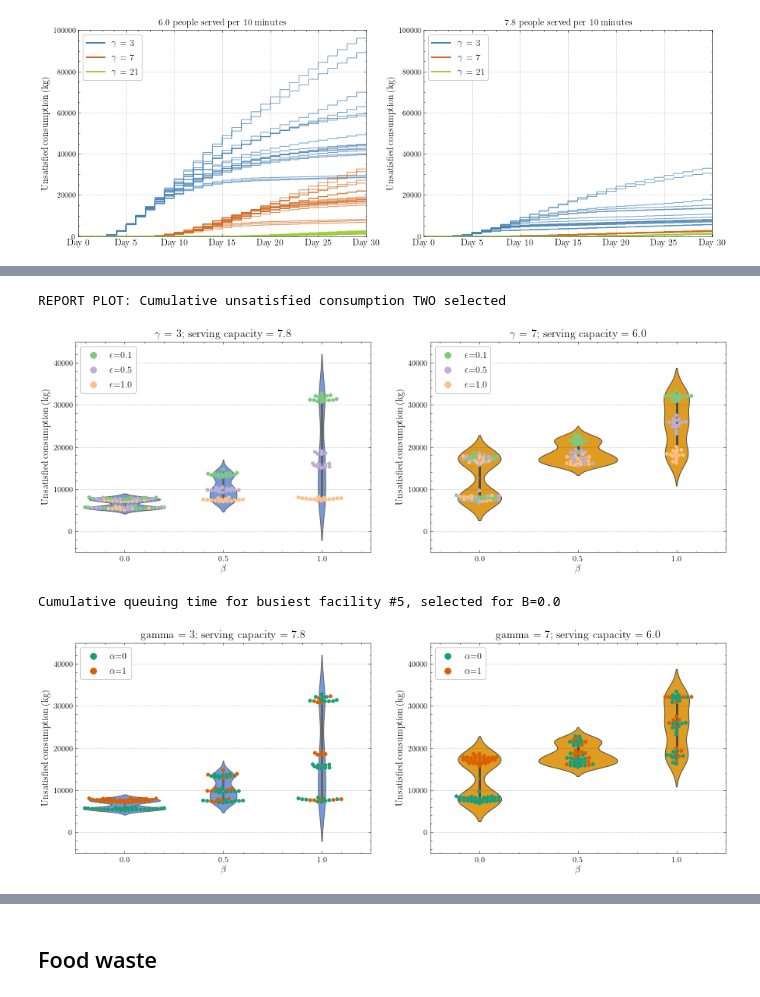
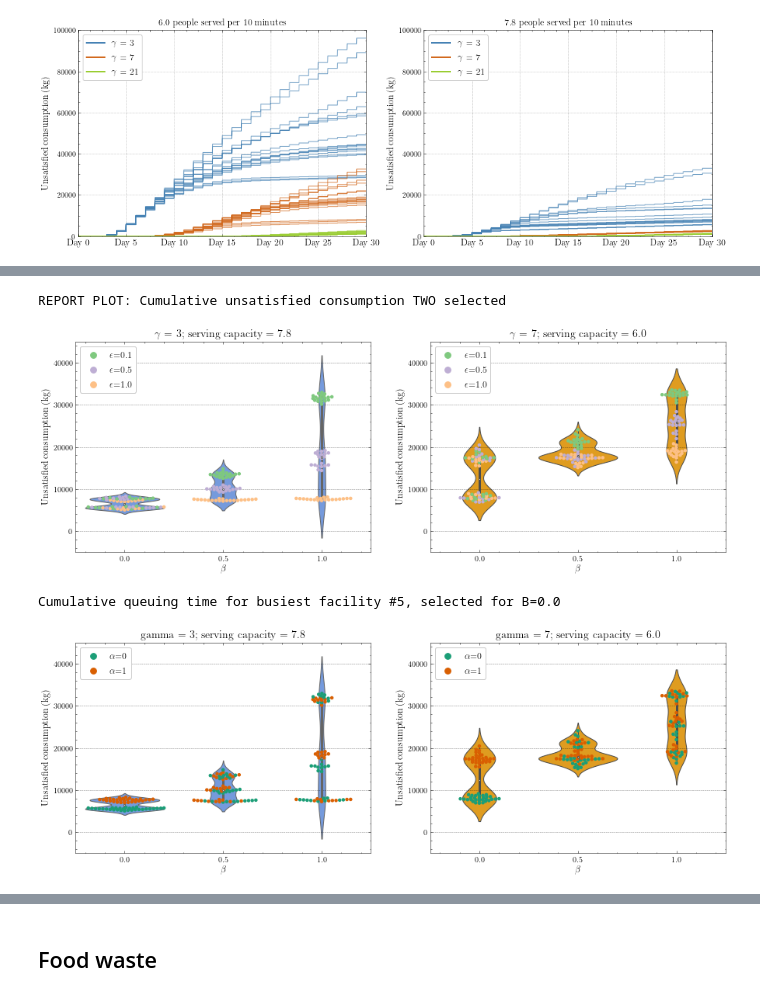
Before and after one commit to daanieo/FATM_ABM, a Jupyter notebook: results/sampling_base/Interpretation_sampling_base.ipynb, the cells around one changed output, grey strips where cells are left out. Saved outputs shown, nothing was run; the diff lists cells and outputs as text; code cells hidden in the pictures.

```diff
--- a/results/sampling_base/Interpretation_sampling_base.ipynb
+++ b/results/sampling_base/Interpretation_sampling_base.ipynb
@@ -89,19 +104,11 @@ fig, ax = plt.subplots(2,2,figsize=(15,10))
 
 uc_endvals_dict = {}
 uc_endvals_dict["unsatisfied consumption"] = list()
-# filtered_input_vars = input_vars[input_vars.gamma==7].reset_index()#.iloc[ d[0] ].reset_index()
+
 for j in input_vars_batch.index:
     uc_endvals_dict["unsatisfied consumption"].append(data_batch.o1[data_batch.o0==j].iloc[-1])
 uc_endvals_df = pd.DataFrame(uc_endvals_dict)
 input_vars_batch_filtered = pd.concat([input_vars_batch,uc_endvals_df],axis=1)
-
-my_palette = {}
-my_palette['dark'] = ['midnightblue', 'chocolate', 'darkolivegreen']
-my_palette['light'] = ['cornflowerblue','orange','yellowgreen']
-my_palette['reds'] = []
-
-gammas = [3,7]
-scs = [6.0,7.8]
 
 for s in range(len(scs)):
 
@@ -110,7 +117,7 @@ for s in range(len(scs)):
     for g in range(len(gammas)):
 
         tmp2 = tmp1[tmp1.gamma==gammas[g]]
-        sns.swarmplot(ax=ax[g,s] ,x="beta", y="unsatisfied consumption", data=tmp2,hue='epsilon',palette='Accent')#palette=my_palette['dark'])
+        sns.swarmplot(ax=ax[g,s] ,x="beta", y="unsatisfied consumption", data=tmp2,hue='epsilon',palette='Accent',size=4.5)#palette=my_palette['dark'])
         sns.violinplot(ax=ax[g,s], x="beta", y="unsatisfied consumption", data=tmp2,color=my_palette['light'][g])
 
         ax[g,s].set_title("gamma = %s; serving capacity = %s"%(gammas[g],scs[s]),fontsize=14)
@@ -133,7 +140,7 @@ for s in range(len(scs)):
     for g in range(len(gammas)):
 
         tmp2 = tmp1[tmp1.gamma==gammas[g]]
-        sns.swarmplot(ax=ax[g,s] ,x="beta", y="unsatisfied consumption", data=tmp2,hue='alpha',palette='Dark2')#palette=my_palette['dark'])
+        sns.swarmplot(ax=ax[g,s] ,x="beta", y="unsatisfied consumption", data=tmp2,hue='alpha',palette='Dark2',size=4.5)#palette=my_palette['dark'])
         sns.violinplot(ax=ax[g,s], x="beta", y="unsatisfied consumption", data=tmp2,color=my_palette['light'][g])
 
         ax[g,s].set_title('gamma = %s, serving capacity = %s'%(gammas[g],scs[s]),fontsize=12)
@@ -148,16 +155,11 @@ plt.savefig("/home/daan/Desktop/uc_alpha_full.png")
 # %%
 fig, ax = plt.subplots(1,2,figsize=(15,5))
 
-gs = [  [3 , 7.8] ,[7 , 6.0] ]
-
-t={}
-t[3]=0
-t[7]=1
 for i in range(len(gs)):
     tmp1 = input_vars_batch_filtered[input_vars_batch_filtered.parallel_served_full==gs[i][1]]
     tmp2 = tmp1[tmp1.gamma==gs[i][0]]
 
-    sns.swarmplot(ax=ax[i] ,x="beta", y="unsatisfied consumption", data=tmp2,hue='epsilon',palette='Accent')#palette=my_palette['dark'])
+    sns.swarmplot(ax=ax[i] ,x="beta", y="unsatisfied consumption", data=tmp2,hue='epsilon',palette='Accent',size=4.5)#palette=my_palette['dark'])
     sns.violinplot(ax=ax[i], x="beta", y="unsatisfied consumption", data=tmp2,color=my_palette['light'][t[gs[i][0]]])
     ax[i].set_ylim([-5e3,45e3])
     ax[i].set_ylabel("Unsatisfied consumption (kg)",fontsize=12);
@@ -171,26 +173,26 @@ print("REPORT PLOT: Cumulative unsatisfied consumption TWO selected")
 plt.savefig("/home/daan/Desktop/uc_epsilon_report.png")
 # %% [output]
 REPORT PLOT: Cumulative unsatisfied consumption TWO selected
-[figure, old version]
+[figure, new version]
 # %%
 fig, ax = plt.subplots(1,2,figsize=(15,5))
 
 for i in range(len(gs)):
     tmp1 = input_vars_batch_filtered[input_vars_batch_filtered.parallel_served_full==gs[i][1]]
     tmp2 = tmp1[tmp1.gamma==gs[i][0]]
 
-    sns.swarmplot(ax=ax[i] ,x="beta", y="unsatisfied consumption", data=tmp2,hue='alpha',palette='Dark2')#palette=my_palette['dark'])
+    sns.swarmplot(ax=ax[i] ,x="beta", y="unsatisfied consumption", data=tmp2,hue='alpha',palette='Dark2',size=4.5)#palette=my_palette['dark'])
     sns.violinplot(ax=ax[i], x="beta", y="unsatisfied consumption", data=tmp2,color=my_palette['light'][t[gs[i][0]]])
     ax[i].set_ylim([0,40e3])
     ax[i].set_title("gamma = %s; serving capacity = %s"%(gs[i][0],gs[i][1]),fontsize=14)
     ax[i].set_ylabel("Unsatisfied consumption (kg)",fontsize=12);
     ax[i].set_xlabel(r"$\beta$",fontsize=12)
 
     handles, labels = ax[i].get_legend_handles_labels()
     ax[i].legend(handles[:2], [r"$\alpha$=0",r"$\alpha$=1"],loc='upper left',fontsize=12)
     ax[i].set_ylim([-5e3,45e3])
 print("Cumulative queuing time for busiest facility #5, selected for B=0.0")
 plt.savefig("/home/daan/Desktop/uc_alpha_report.png")
 # %% [output]
 Cumulative queuing time for busiest facility #5, selected for B=0.0
-[figure, old version]
+[figure, new version]
```
Also changed, not shown: parts of 13 cells of this notebook, 7 other files.
